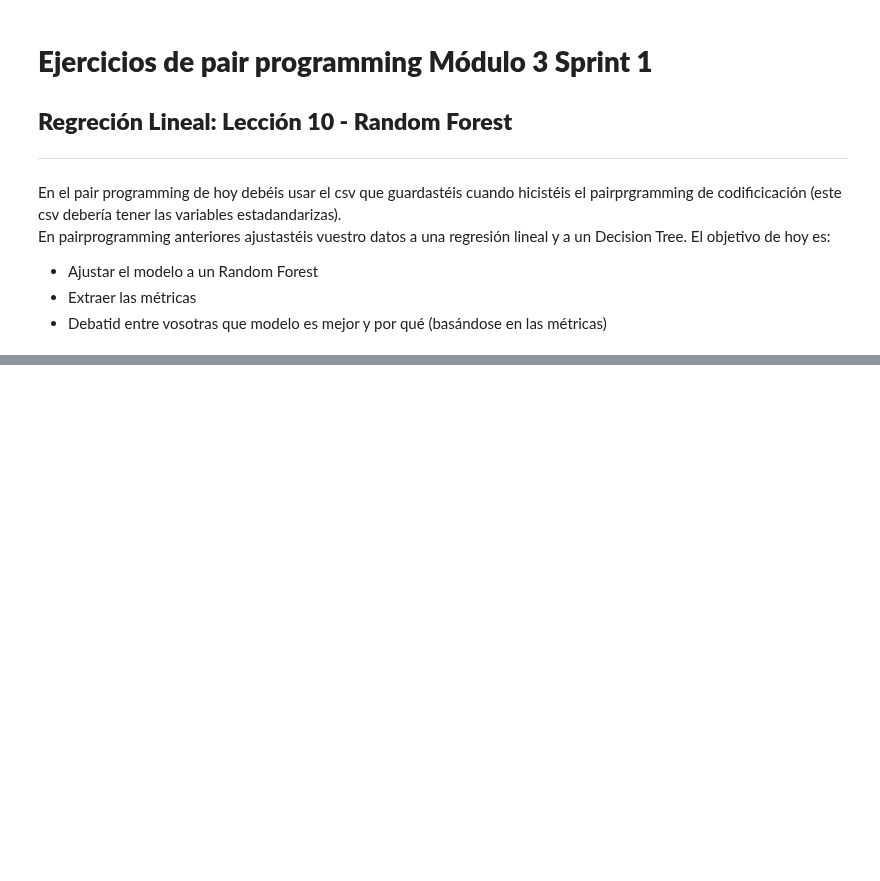
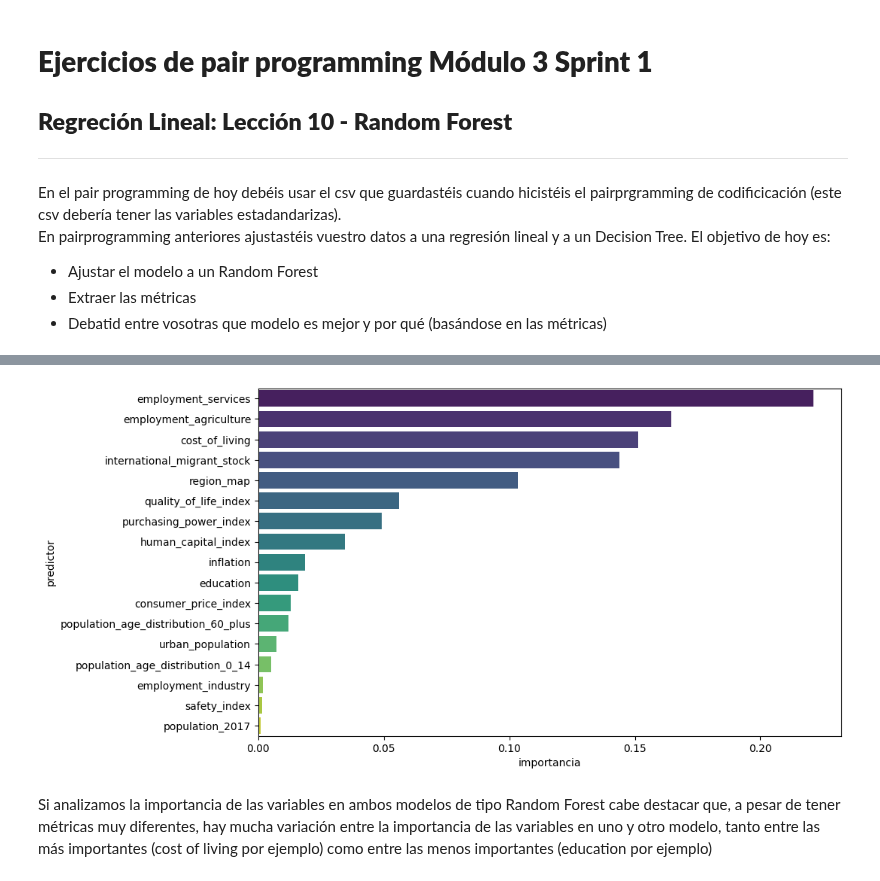
Before and after one commit to Adalab/promo-d-da-modulo3-sprint1-laura-maitane, a Jupyter notebook: regresion-lineal/reg-lin-12-random-forest.ipynb, the cells around one changed output, grey strips where cells are left out. Cells and saved outputs as stored; diff of their text form; code cells hidden in the pictures; blank space fills up the shorter version.

```diff
--- a/regresion-lineal/reg-lin-12-random-forest.ipynb
+++ b/regresion-lineal/reg-lin-12-random-forest.ipynb
@@ -41,0 +189,11 @@ df.head(2)
+# %%
+gs_rf2 = GridSearchCV(
+            estimator=RandomForestRegressor(),
+            param_grid= param2,
+            cv=10,
+            verbose=-1,
+            return_train_score = True,
+            scoring="neg_mean_squared_error")
+# %%
+# ajustamos el modelo que acabamos de definir en el GridSearch
+gs_rf2.fit(x_train, y_train)
@@ -41,0 +208,5 @@ df.head(2)
+# %%
+# al igual que el decision tree podemos sacar cual es nuestro mejor bosque
+# En este caso,  nuestro mejor bosque es aquel que esta formado por arboles de 6 de profundidad, usa 4 variables y que tiene  un min_samples_leaf y un min_samples_split de 10.
+bosque2 = gs_rf2.best_estimator_
+bosque2
@@ -41,0 +247,17 @@ df.head(2)
+# %%
+
+# vamos a crearnos un dataframe, igual que hicimos en la clase anterior con la importancia de cada una de las variables incluidas en el modelo
+
+importancia_predictores2 = pd.DataFrame(
+                            {'predictor': x_train.columns,
+                             'importancia': bosque2.feature_importances_}
+                            )
+
+
+# ordenamos de mayor a menor los resultados
+importancia_predictores2.sort_values(by=["importancia"], ascending=False, inplace = True)
+
+# printeamos los resultados
+print("Importancia de los predictores en el modelo")
+print("-------------------------------------------")
+importancia_predictores2
@@ -41,0 +285,10 @@ df.head(2)
+# %%
+# por último ploteamos los resultados para verlo de una forma más amigable.
+
+plt.figure(figsize=(10,6))
+sns.barplot(x = "importancia", y = "predictor", data = importancia_predictores2, palette="viridis");
+plt.show()
+# %% [output]
+[figure, added]
+# %% [markdown]
+Si analizamos la importancia de las variables en ambos modelos de tipo Random Forest cabe destacar que, a pesar de tener métricas muy diferentes, hay mucha variación entre la importancia de las variables en uno y otro modelo, tanto entre las más importantes (cost of living por ejemplo) como entre las menos importantes (education por ejemplo)
```
Also changed, not shown: parts of 22 cells of this notebook.
